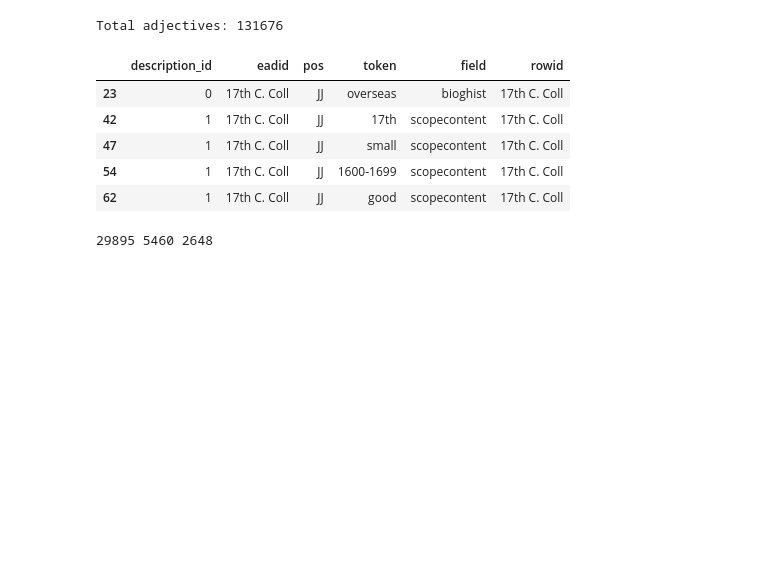
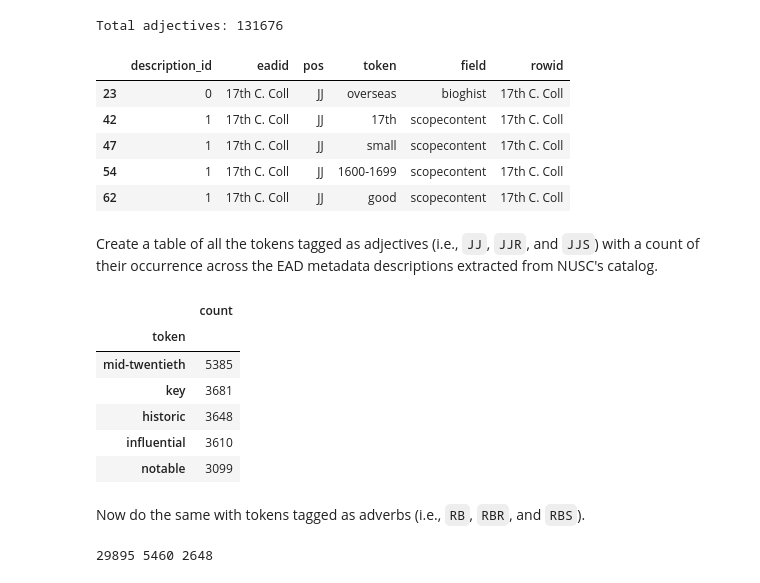
Before and after one commit to thegoose20/nusc, a Jupyter notebook: analysis_metadata.ipynb, the cells around one changed output. Drawn from its saved outputs; the diff is of its cells as text; code cells hidden in the pictures; blank space fills up the shorter version.

Commit message:
Calculating total counts for all tokens tagged as adjs and advs, with and without casefolding

```diff
--- a/analysis_metadata.ipynb
+++ b/analysis_metadata.ipynb
@@ -534,3 +534,22 @@ Total adjectives: 131676
 | 47 | 1 | 17th C. Coll | JJ | small | scopecontent | 17th C. Coll |
 | 54 | 1 | 17th C. Coll | JJ | 1600-1699 | scopecontent | 17th C. Coll |
 | 62 | 1 | 17th C. Coll | JJ | good | scopecontent | 17th C. Coll |
+# %% [markdown]
+Create a table of all the tokens tagged as adjectives (i.e., `JJ`, `JJR`, and `JJS`) with a count of their occurrence across the EAD metadata descriptions extracted from NUSC's catalog.
+# %%
+sub_df_adj = df_adj[["pos", "token"]]
+cols_to_agg = ["pos"]
+cols_to_groupby = ["token"]
+agg_dict = dict.fromkeys(cols_to_agg, lambda x: len(x.tolist()))
+df_adj_tokens = sub_df_adj.groupby(cols_to_groupby).agg(agg_dict).reset_index().set_index(cols_to_groupby)
+df_adj_tokens = df_adj_tokens.rename(columns={"pos": "count"})
+df_adj_tokens = df_adj_tokens.sort_values(by="count", ascending=False)
+df_adj_tokens.head()
+# %% [output]
+|  | count |
+| token |  |
+| mid-twentieth | 5385 |
+| key | 3681 |
+| historic | 3648 |
+| influential | 3610 |
+| notable | 3099 |
@@ -537,3 +558,5 @@ Total adjectives: 131676
+# %% [markdown]
+Now do the same with tokens tagged as adverbs (i.e., `RB`, `RBR`, and `RBS`).
 # %%
 df_rb = df_pos.loc[df_pos["pos"] == "RB"]
 df_rbr = df_pos.loc[df_pos["pos"] == "RBR"]
```
Also changed, not shown: parts of 8 cells of this notebook.
